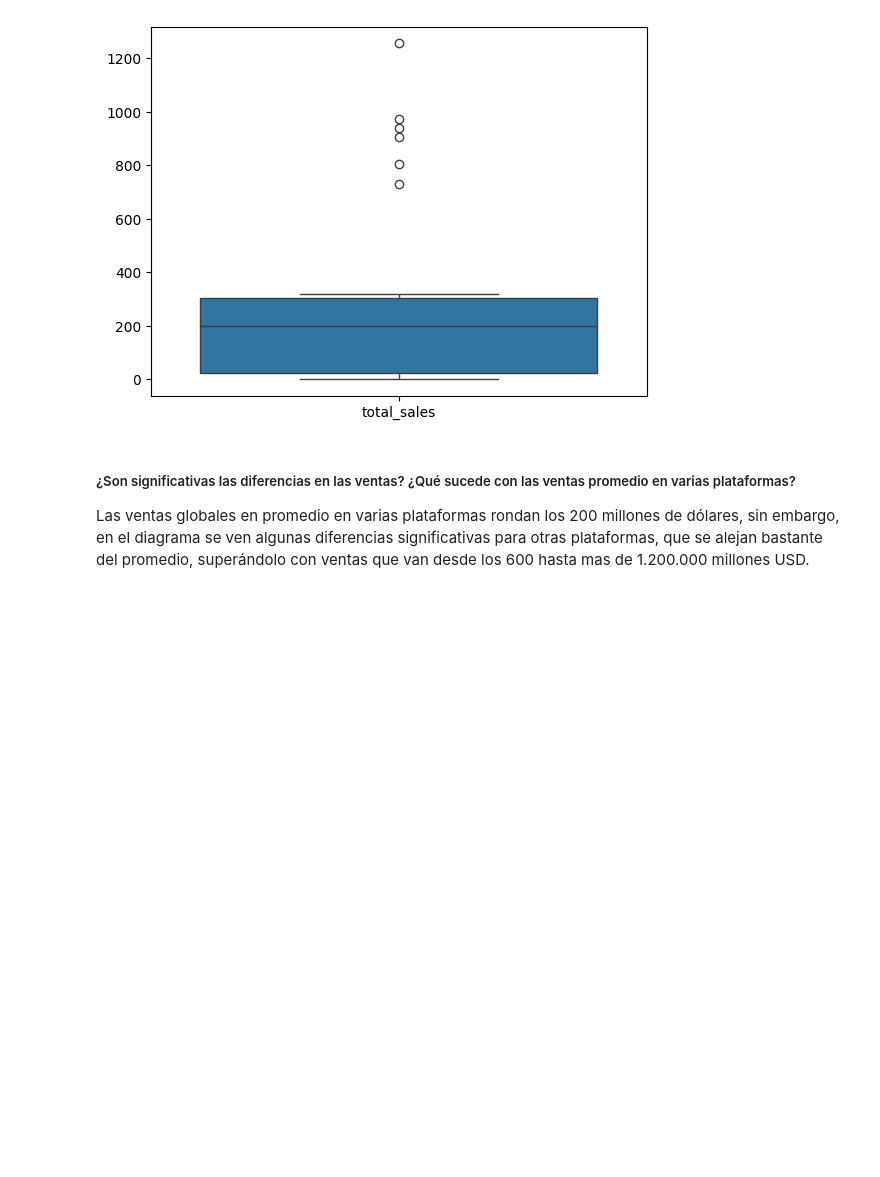
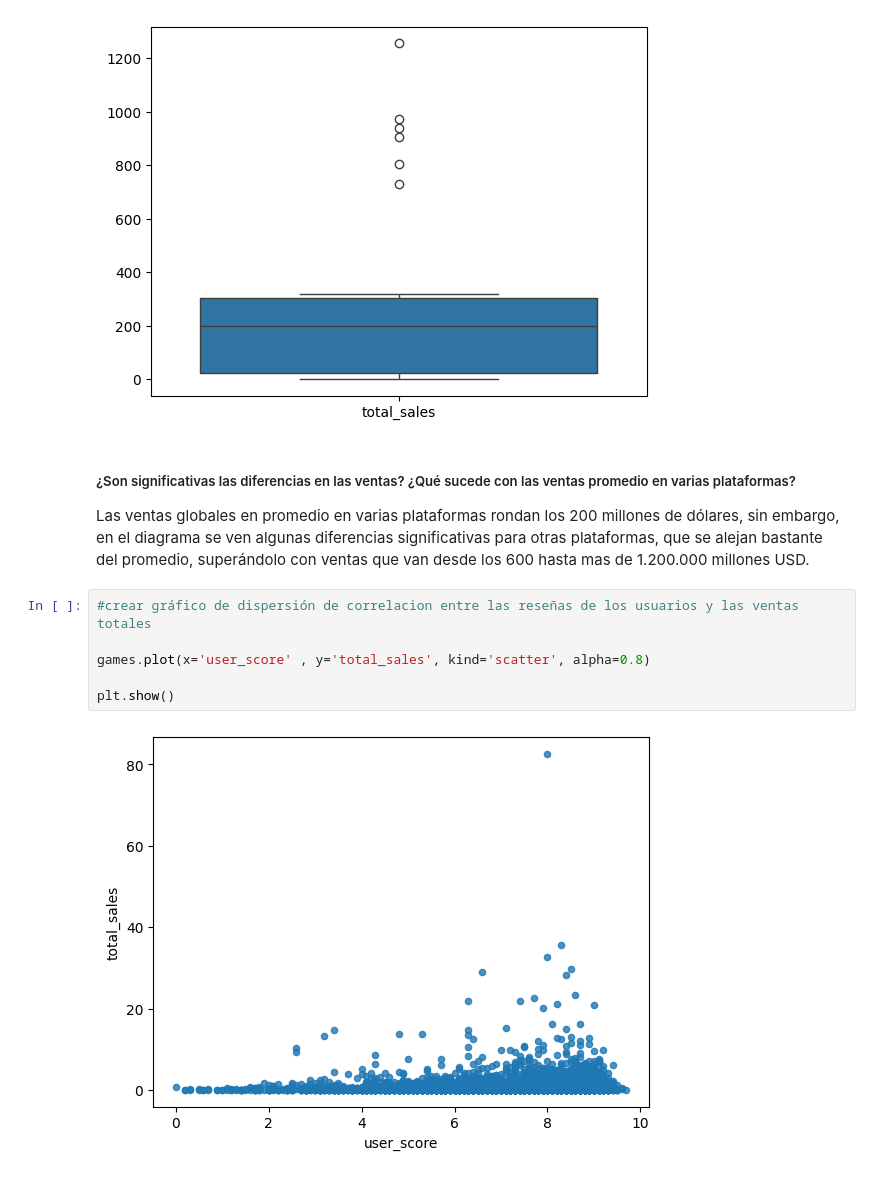
Before and after one commit to wh1tneyr/Analisis-exploratorio-de-datos-y-ambientes-virtuales, a Jupyter notebook: proyecto_05.ipynb, the cells around one changed output. Saved outputs shown, nothing was run; the diff lists cells and outputs as text; blank space fills up the shorter version.

Commit message:
calculando la correlacion entre las criticas de usuarios y profesionales y las ventas totales

```diff
--- a/proyecto_05.ipynb
+++ b/proyecto_05.ipynb
@@ -218,3 +218,11 @@ sns.boxplot(data = global_sales_platforms)
 
 
 Las ventas globales en promedio en varias plataformas rondan los 200 millones de dólares, sin embargo, en el diagrama se ven algunas diferencias significativas para otras plataformas, que se alejan bastante del promedio, superándolo con ventas que van desde los 600 hasta mas de 1.200.000 millones USD.
+# %%
+#crear gráfico de dispersión de correlacion entre las reseñas de los usuarios y las ventas totales
+
+games.plot(x='user_score' , y='total_sales', kind='scatter', alpha=0.8)
+
+plt.show()
+# %% [output]
+[figure, added]
```
Also changed, not shown: parts of 5 cells of this notebook.
